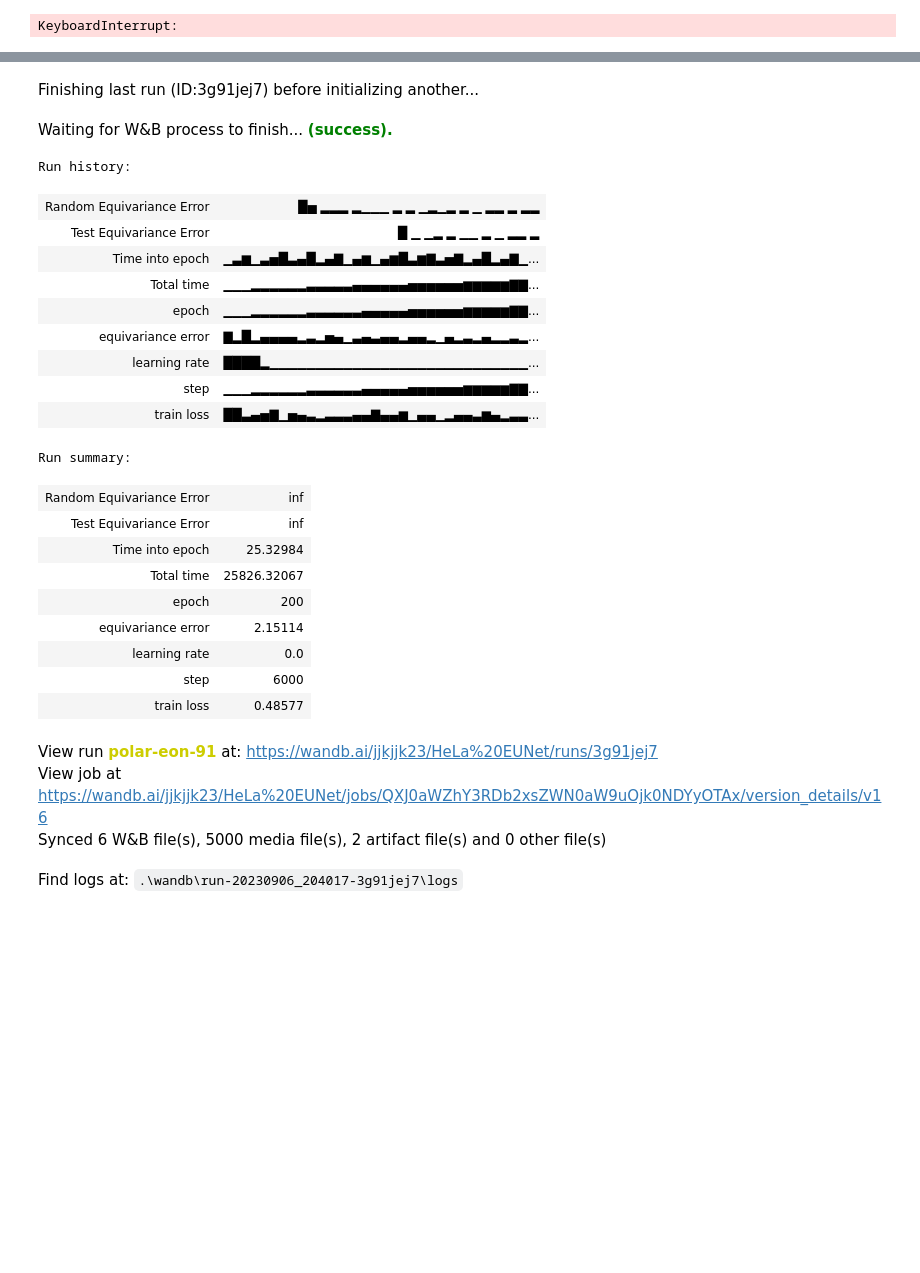
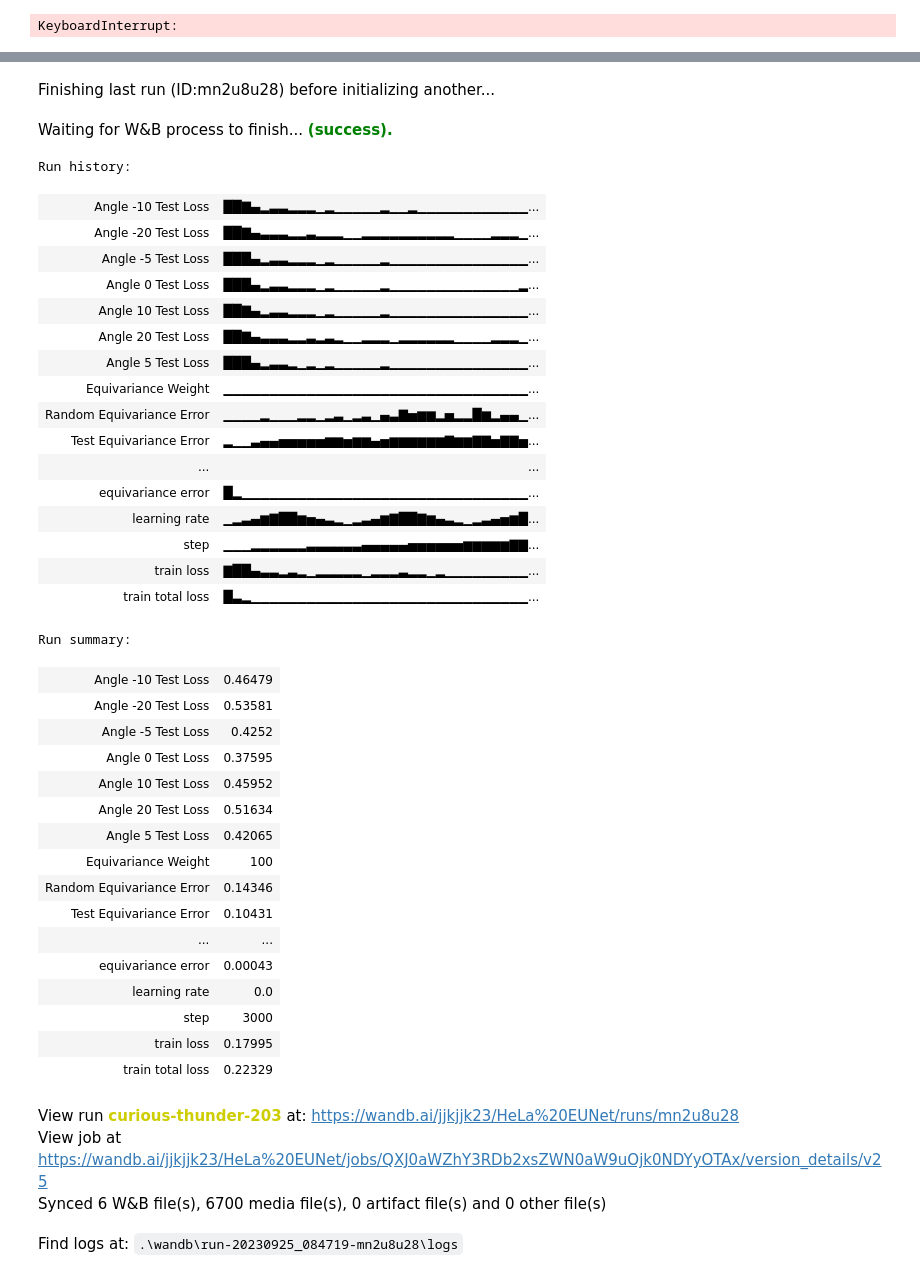
Before and after one commit to jjkjjk23/EquivariantUNet, a Jupyter notebook: HeLa EUnet.ipynb, the cells around one changed output, grey strips where cells are left out. Drawn from its saved outputs; the diff is of its cells as text; code cells hidden in the pictures; blank space fills up the shorter version.

```diff
--- a/HeLa EUnet.ipynb
+++ b/HeLa EUnet.ipynb
@@ -333,30 +380,47 @@ if args['load']:
 # %%
-train_loader = config_data(HeLa=True, Oxford=False, **args)
-train_model(model, device, train_loader, **args)
+for j in range(10):
+    model = UNet(args['in_channels'], args['classes'], **args2).to(device=device)
+    model = model.to(memory_format=torch.channels_last)
+    train_loader = config_data(HeLa=True, Oxford=False, **args2)
+    train_model(model, device, train_loader, **args2)
 # %% [output]
-Finishing last run (ID:3g91jej7) before initializing another...
+Finishing last run (ID:mn2u8u28) before initializing another...
 Waiting for W&B process to finish... (success).
 Run history:
-| Random Equivariance Error | █▅ ▂▂▂ ▂▁▁▁ ▂ ▂ ▁▂▁▂ ▂ ▁ ▂▂ ▂ ▂▂ |
-| Test Equivariance Error | █ ▁ ▁▂ ▂ ▁▁ ▂ ▁ ▂▂ ▂ |
-| Time into epoch | ▁▃▆▁▃▅█▃▄█▂▄▇▁▄▆▁▄▆█▃▆▇▃▅▇▂▄█▂▄▇▁... |
-| Total time | ▁▁▁▂▂▂▂▂▂▃▃▃▃▃▄▄▄▄▄▄▅▅▅▅▅▅▆▆▆▆▆▇▇... |
-| epoch | ▁▁▁▂▂▂▂▂▂▃▃▃▃▃▃▄▄▄▄▄▅▅▅▅▅▅▆▆▆▆▆▇▇... |
-| equivariance error | ▇▂█▂▄▄▄▄▂▃▂▅▄▁▃▄▃▄▄▂▄▄▂▁▄▂▃▂▄▂▂▃▂... |
-| learning rate | ████▂▁▁▁▁▁▁▁▁▁▁▁▁▁▁▁▁▁▁▁▁▁▁▁▁▁▁▁▁... |
+| Angle -10 Test Loss | ██▇▄▂▃▃▂▂▂▁▂▁▁▁▁▁▂▁▁▂▁▁▁▁▁▁▁▁▁▁▁▁... |
+| Angle -20 Test Loss | ██▇▄▃▃▃▂▂▃▂▂▂▁▁▂▂▂▂▂▂▂▂▂▂▁▁▁▁▂▂▂▁... |
+| Angle -5 Test Loss | ███▄▂▃▃▂▂▂▁▂▁▁▁▁▁▂▁▁▁▁▁▁▁▁▁▁▁▁▁▁▁... |
+| Angle 0 Test Loss | ███▄▂▃▃▂▂▂▁▂▁▁▁▁▁▂▁▁▁▁▁▁▁▁▁▁▁▁▁▁▂... |
+| Angle 10 Test Loss | ██▇▄▂▃▃▂▂▂▁▂▁▁▁▁▁▂▁▁▁▁▁▁▁▁▁▁▁▁▁▁▁... |
+| Angle 20 Test Loss | ██▇▄▃▃▃▂▂▃▂▃▂▁▁▂▂▂▁▂▂▂▂▂▂▁▁▁▁▂▂▂▁... |
+| Angle 5 Test Loss | ███▄▂▃▃▂▁▂▁▂▁▁▁▁▁▂▁▁▁▁▁▁▁▁▁▁▁▁▁▁▁... |
+| Equivariance Weight | ▁▁▁▁▁▁▁▁▁▁▁▁▁▁▁▁▁▁▁▁▁▁▁▁▁▁▁▁▁▁▁▁▁... |
+| Random Equivariance Error | ▁▁▁▁▂▁▁▁▂▂▁▂▃▁▂▃▁▄▃▇▅▆▆▂▅▂▂█▆▂▄▄▁... |
+| Test Equivariance Error | ▂▁▁▃▄▄▅▅▅▅▅▆▆▅▆▆▄▅▆▆▆▆▆▆▇▆▆▇▇▅▇▇▅... |
+| ... | ... |
+| equivariance error | █▂▁▁▁▁▁▁▁▁▁▁▁▁▁▁▁▁▁▁▁▁▁▁▁▁▁▁▁▁▁▁▁... |
+| learning rate | ▁▂▃▄▆▇██▆▅▄▃▂▁▂▃▄▆▇██▇▆▄▃▂▁▂▃▄▅▆█... |
 | step | ▁▁▁▂▂▂▂▂▂▃▃▃▃▃▃▄▄▄▄▄▅▅▅▅▅▅▆▆▆▆▆▇▇... |
-| train loss | ██▃▄▅▇▁▅▄▃▂▃▃▃▄▄▇▄▄▆▁▄▄▁▂▄▄▃▆▄▂▃▃... |
+| train loss | ▇██▄▃▃▂▃▂▁▂▂▂▂▂▁▂▂▂▃▂▂▁▂▁▁▁▁▁▁▁▁▁... |
+| train total loss | █▃▂▁▁▁▁▁▁▁▁▁▁▁▁▁▁▁▁▁▁▁▁▁▁▁▁▁▁▁▁▁▁... |
 Run summary:
-| Random Equivariance Error | inf |
-| Test Equivariance Error | inf |
-| Time into epoch | 25.32984 |
-| Total time | 25826.32067 |
-| epoch | 200 |
-| equivariance error | 2.15114 |
+| Angle -10 Test Loss | 0.46479 |
+| Angle -20 Test Loss | 0.53581 |
+| Angle -5 Test Loss | 0.4252 |
+| Angle 0 Test Loss | 0.37595 |
+| Angle 10 Test Loss | 0.45952 |
+| Angle 20 Test Loss | 0.51634 |
+| Angle 5 Test Loss | 0.42065 |
+| Equivariance Weight | 100 |
+| Random Equivariance Error | 0.14346 |
+| Test Equivariance Error | 0.10431 |
+| ... | ... |
+| equivariance error | 0.00043 |
 | learning rate | 0.0 |
-| step | 6000 |
-| train loss | 0.48577 |
+| step | 3000 |
+| train loss | 0.17995 |
+| train total loss | 0.22329 |
-View run polar-eon-91 at: https://wandb.ai/jjkjjk23/HeLa%20EUNet/runs/3g91jej7
-View job at https://wandb.ai/jjkjjk23/HeLa%20EUNet/jobs/QXJ0aWZhY3RDb2xsZWN0aW9uOjk0NDYyOTAx/version_details/v16
-Synced 6 W&B file(s), 5000 media file(s), 2 artifact file(s) and 0 other file(s)
+View run curious-thunder-203 at: https://wandb.ai/jjkjjk23/HeLa%20EUNet/runs/mn2u8u28
+View job at https://wandb.ai/jjkjjk23/HeLa%20EUNet/jobs/QXJ0aWZhY3RDb2xsZWN0aW9uOjk0NDYyOTAx/version_details/v25
+Synced 6 W&B file(s), 6700 media file(s), 0 artifact file(s) and 0 other file(s)
-Find logs at: .\wandb\run-20230906_204017-3g91jej7\logs
+Find logs at: .\wandb\run-20230925_084719-mn2u8u28\logs
```
Also changed, not shown: parts of 8 cells of this notebook, 4 other files.
